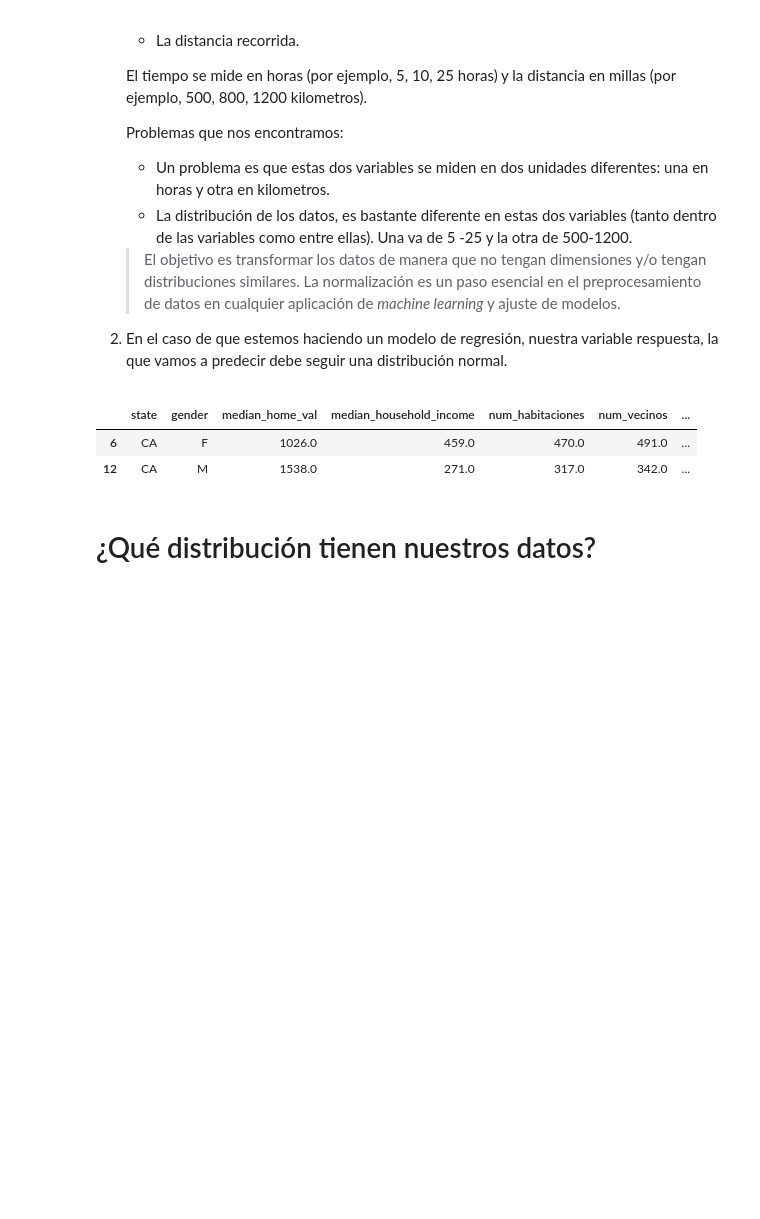
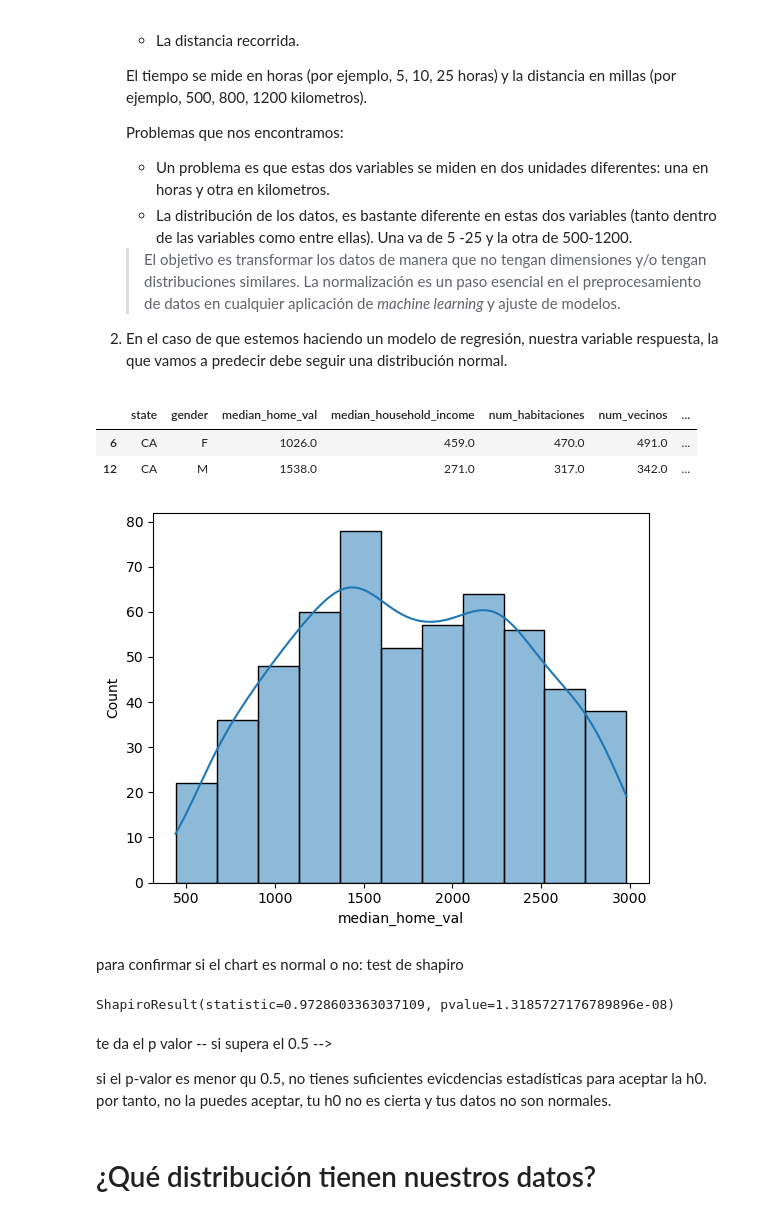
Before and after one commit to annassanchez/apuntes-clases, a Jupyter notebook: semana-17/17.3-Normalizacion&Estandarizacion - annassanchez.ipynb, the cells around one changed output. Saved outputs shown, nothing was run; the diff lists cells and outputs as text; code cells hidden in the pictures; blank space fills up the shorter version.

```diff
--- a/semana-17/17.3-Normalizacion&Estandarizacion - annassanchez.ipynb
+++ b/semana-17/17.3-Normalizacion&Estandarizacion - annassanchez.ipynb
@@ -55,6 +76,20 @@ df.head(2)
 |  | state | gender | median_home_val | median_household_income | num_habitaciones | num_vecinos | ... |
 | 6 | CA | F | 1026.0 | 459.0 | 470.0 | 491.0 | ... |
 | 12 | CA | M | 1538.0 | 271.0 | 317.0 | 342.0 | ... |
+# %%
+sns.histplot(df, x = 'median_home_val', kde = True);
+# %% [output]
+[figure, added]
+# %% [markdown]
+para confirmar si el chart es normal o no: test de shapiro
+# %%
+stats.shapiro(df['median_home_val'])
+# %% [output]
+ShapiroResult(statistic=0.9728603363037109, pvalue=1.3185727176789896e-08)
+# %% [markdown]
+te da el p valor -- si supera el 0.5 -->
+
+si el p-valor es menor qu 0.5, no tienes suficientes evicdencias estadísticas para aceptar la h0. por tanto, no la puedes aceptar, tu h0 no es cierta y tus datos no son normales.
 # %% [markdown]
 # ¿Qué distribución tienen  nuestros datos?
 # %% [markdown]
```
Also changed, not shown: parts of 11 cells of this notebook, 1 other file.
